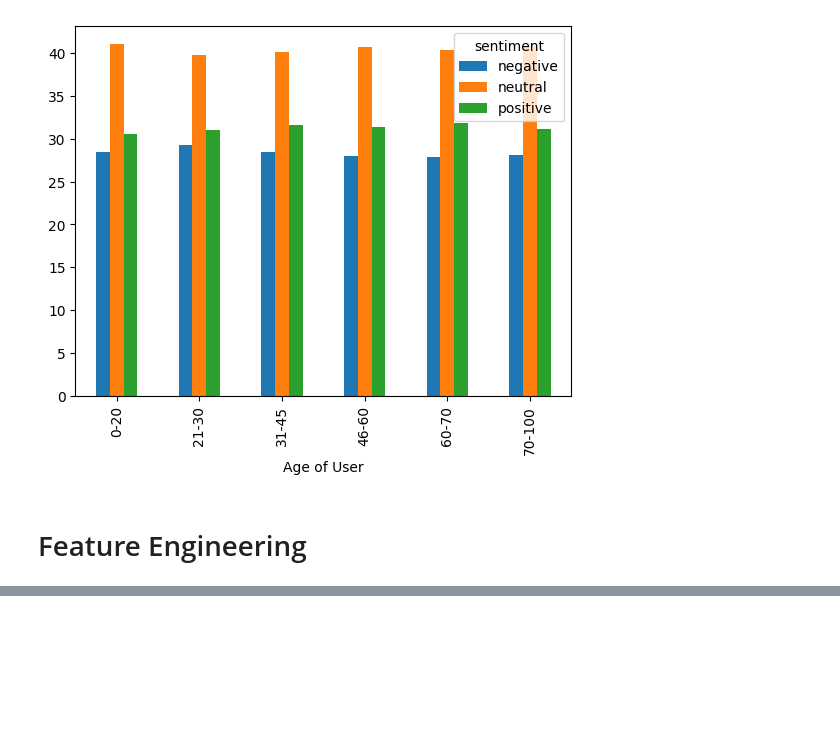
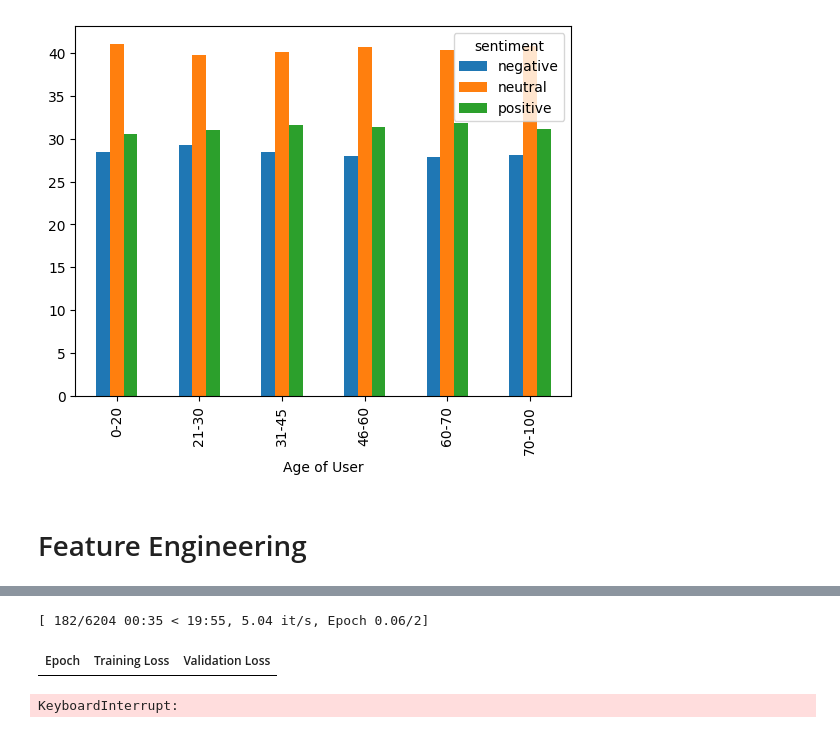
Before and after one commit to ajayn3300/Sentiment-Analysis, a Jupyter notebook: SentimentAnalysis.ipynb, the cells around one changed output, grey strips where cells are left out. Cells and saved outputs as stored; diff of their text form; code cells hidden in the pictures; blank space fills up the shorter version.

Commit message:
Fine-tuning BERT

```diff
--- a/SentimentAnalysis.ipynb
+++ b/SentimentAnalysis.ipynb
@@ -279,0 +176,2 @@ weighted avg       0.71      0.71      0.71      6203
+# %%
+model  = BertForSequenceClassification.from_pretrained("google/bert_uncased_L-4_H-256_A-4", num_labels = 3)
@@ -279,0 +197,46 @@ weighted avg       0.71      0.71      0.71      6203
+# %%
+# Define training arguments
+training_args = TrainingArguments(
+    output_dir=' results',
+    eval_strategy="epoch",
+    learning_rate=2e-5,
+    per_device_train_batch_size=8,
+    per_device_eval_batch_size=8,
+    num_train_epochs=2,
+    weight_decay=0.01,)
+# %%
+# 1. Define a custom PyTorch Dataset class
+class TweetDataset(torch.utils.data.Dataset):
+    def __init__(self, encodings, labels):
+        self.encodings = encodings
+        # Reset index to ensure sequential indexing (0 to len-1)
+        self.labels = labels.reset_index(drop=True)
+
+    def __getitem__(self, idx):
+        # Convert list tokens to PyTorch tensors for each input feature
+        item = {key: torch.tensor(val[idx]) for key, val in self.encodings.items()}
+        # Add the target sentiment label
+        item['labels'] = torch.tensor(self.labels[idx], dtype=torch.long)
+        return item
+
+    def __len__(self):
+        return len(self.labels)
+
+# 2. Instantiate the proper training and evaluation datasets
+train_dataset = TweetDataset(X_train, y_train)
+eval_dataset = TweetDataset(X_test, y_test)
+
+# 3. Pass the corrected datasets to the Trainer
+trainer = Trainer(
+    model=model,
+    args=training_args,
+    train_dataset=train_dataset,
+    eval_dataset=eval_dataset
+)
+# %%
+#training model
+trainer.train()
+# %% [output]
+[ 182/6204 00:35 < 19:55, 5.04 it/s, Epoch 0.06/2]
+| Epoch | Training Loss | Validation Loss |
+KeyboardInterrupt:
```
Also changed, not shown: parts of 19 cells of this notebook.
